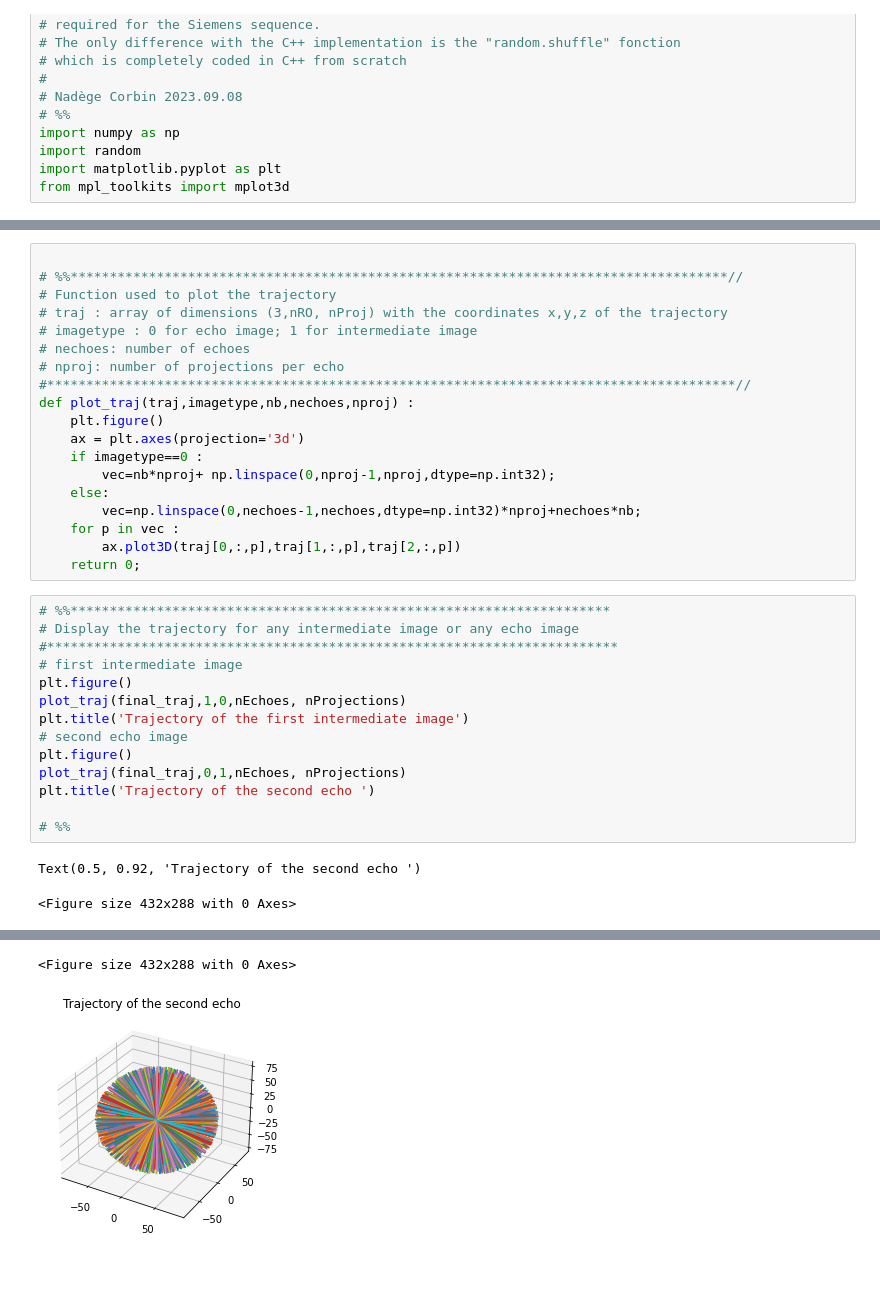
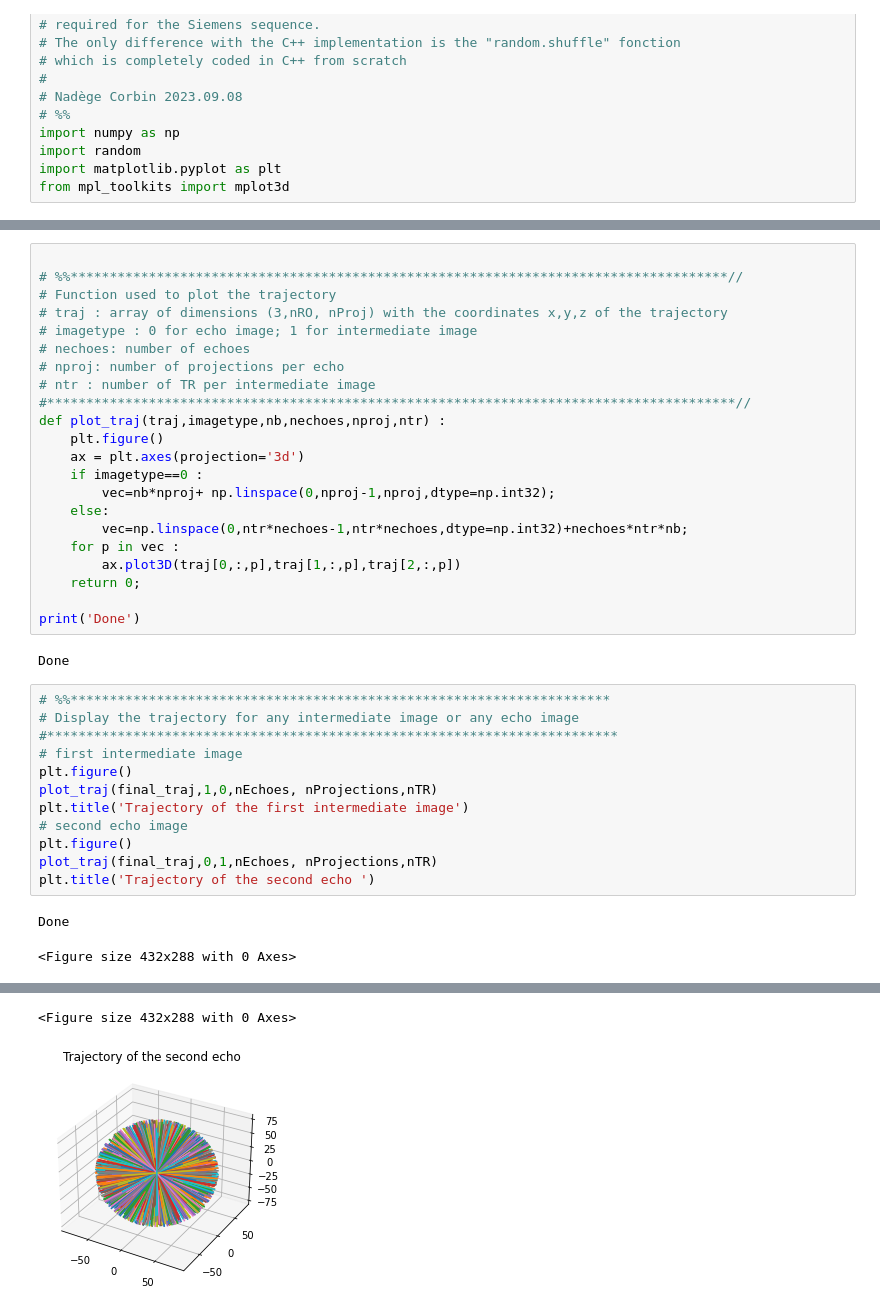
Before and after one commit to nadegecorbin/MESE_MOCO_traj, a Jupyter notebook: Trajectory_MESE_MOCO.ipynb, the cells around one changed output, grey strips where cells are left out. Drawn from its saved outputs; the diff is of its cells as text; blank space fills up the shorter version.

```diff
--- a/Trajectory_MESE_MOCO.ipynb
+++ b/Trajectory_MESE_MOCO.ipynb
@@ -142,31 +174,34 @@ for ec in range(nEchoes):
 # imagetype : 0 for echo image; 1 for intermediate image
 # nechoes: number of echoes
 # nproj: number of projections per echo
+# ntr : number of TR per intermediate image
 #****************************************************************************************//
-def plot_traj(traj,imagetype,nb,nechoes,nproj) :
+def plot_traj(traj,imagetype,nb,nechoes,nproj,ntr) :
     plt.figure()
     ax = plt.axes(projection='3d')
     if imagetype==0 :
         vec=nb*nproj+ np.linspace(0,nproj-1,nproj,dtype=np.int32);
     else:
-        vec=np.linspace(0,nechoes-1,nechoes,dtype=np.int32)*nproj+nechoes*nb;
+        vec=np.linspace(0,ntr*nechoes-1,ntr*nechoes,dtype=np.int32)+nechoes*ntr*nb;
     for p in vec :
         ax.plot3D(traj[0,:,p],traj[1,:,p],traj[2,:,p])
     return 0;
+
+print('Done')
+# %% [output]
+Done
 # %%
 # %%*********************************************************************
 # Display the trajectory for any intermediate image or any echo image
 #*************************************************************************
 # first intermediate image
 plt.figure()
-plot_traj(final_traj,1,0,nEchoes, nProjections)
+plot_traj(final_traj,1,0,nEchoes, nProjections,nTR)
 plt.title('Trajectory of the first intermediate image')
 # second echo image
 plt.figure()
-plot_traj(final_traj,0,1,nEchoes, nProjections)
+plot_traj(final_traj,0,1,nEchoes, nProjections,nTR)
 plt.title('Trajectory of the second echo ')
-
-# %%
 # %% [output]
-Text(0.5, 0.92, 'Trajectory of the second echo ')
+Done
 <Figure size 432x288 with 0 Axes>
@@ -174,2 +209,2 @@ Text(0.5, 0.92, 'Trajectory of the second echo ')
 <Figure size 432x288 with 0 Axes>
-[figure, old version]
+[figure, new version]
```
Also changed, not shown: parts of 9 cells of this notebook.
